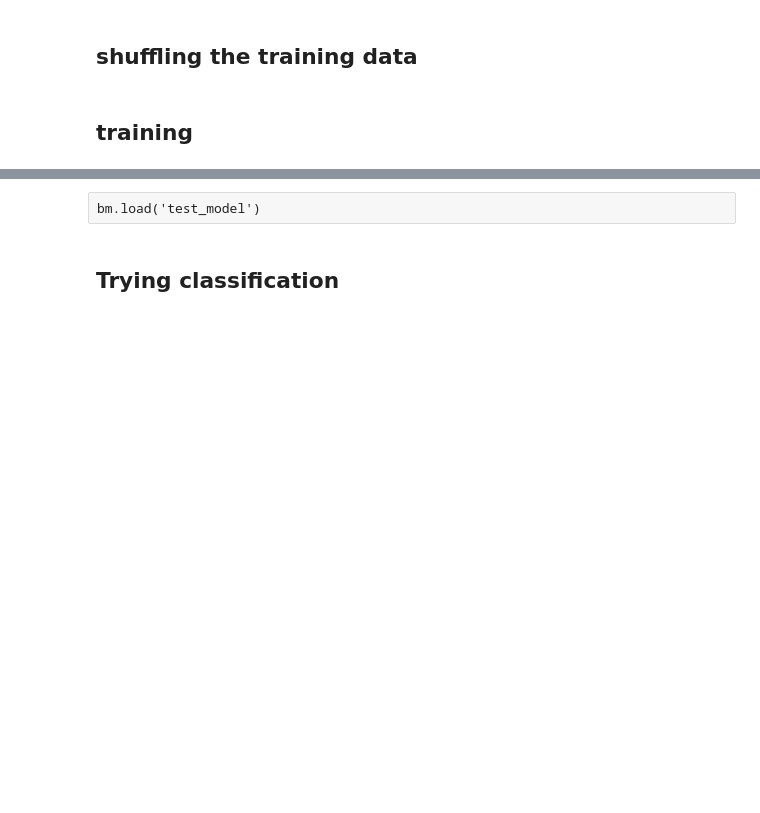
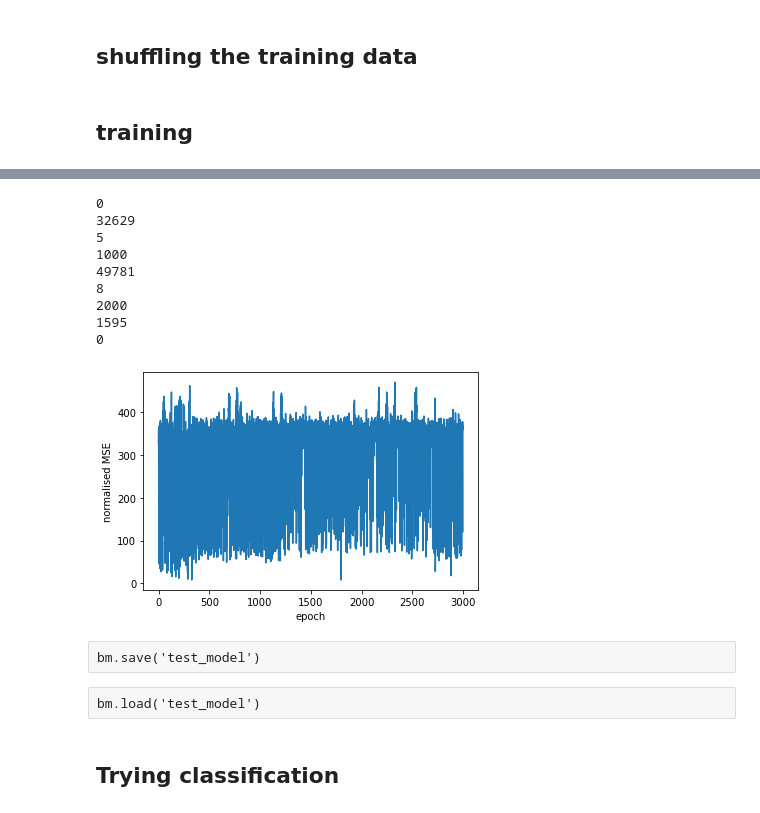
Before and after one commit to JohnFNovak/QRBM, a Jupyter notebook: qrmb_classification.ipynb, the cells around one changed output, grey strips where cells are left out. Saved outputs shown, nothing was run; the diff lists cells and outputs as text; code cells hidden in the pictures; blank space fills up the shorter version.

```diff
--- a/qrmb_classification.ipynb
+++ b/qrmb_classification.ipynb
@@ -206,3 +219,24 @@ bm.save('test_model')
+# %%
+bm.train(flat_input_data, labels_train3, epochs = 3000, lr = 0.05, lr_decay = 0.01, batch_size=40)
+
+# snapshot = tracemalloc.take_snapshot()
+# top_stats = snapshot.statistics('lineno')
+
+# for stat in top_stats[:10]:
+#    print(stat)
+# %% [output]
+0
+32629
+5
+1000
+49781
+8
+2000
+1595
+0
+[figure, added]
+# %% [raw]
+bm.save('test_model')
 # %% [raw]
 bm.load('test_model')
 # %% [markdown]
```
Also changed, not shown: parts of 11 cells of this notebook, 2 other files.
